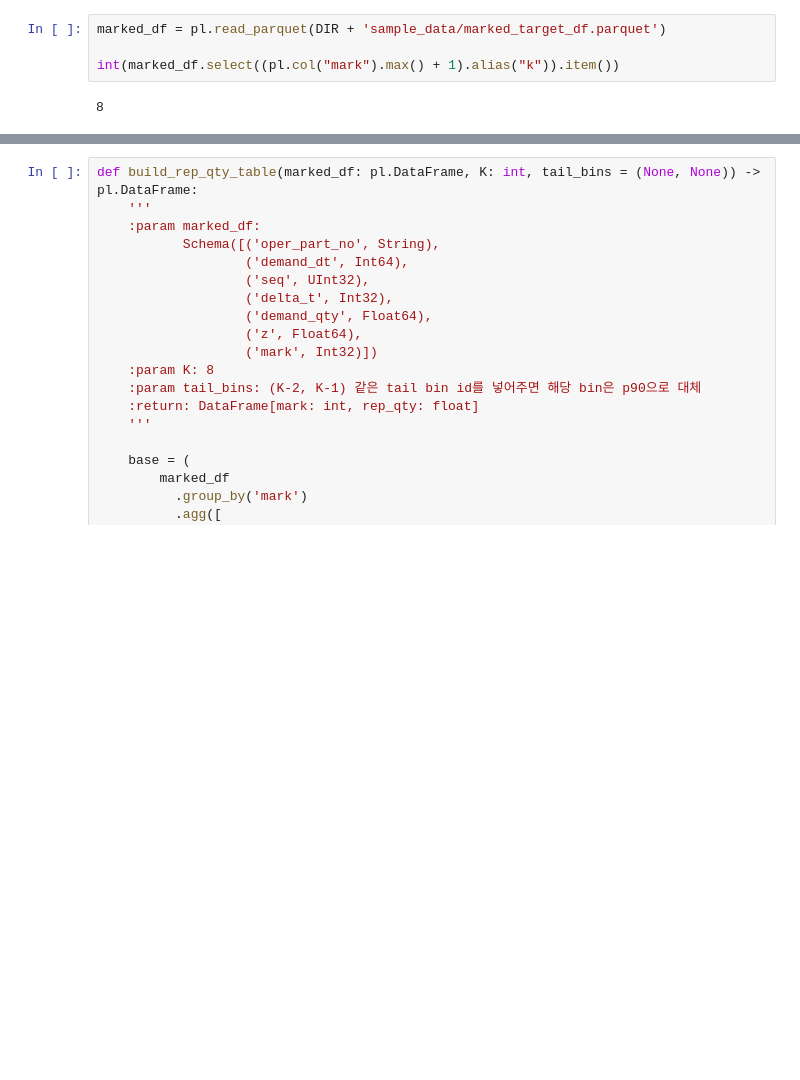
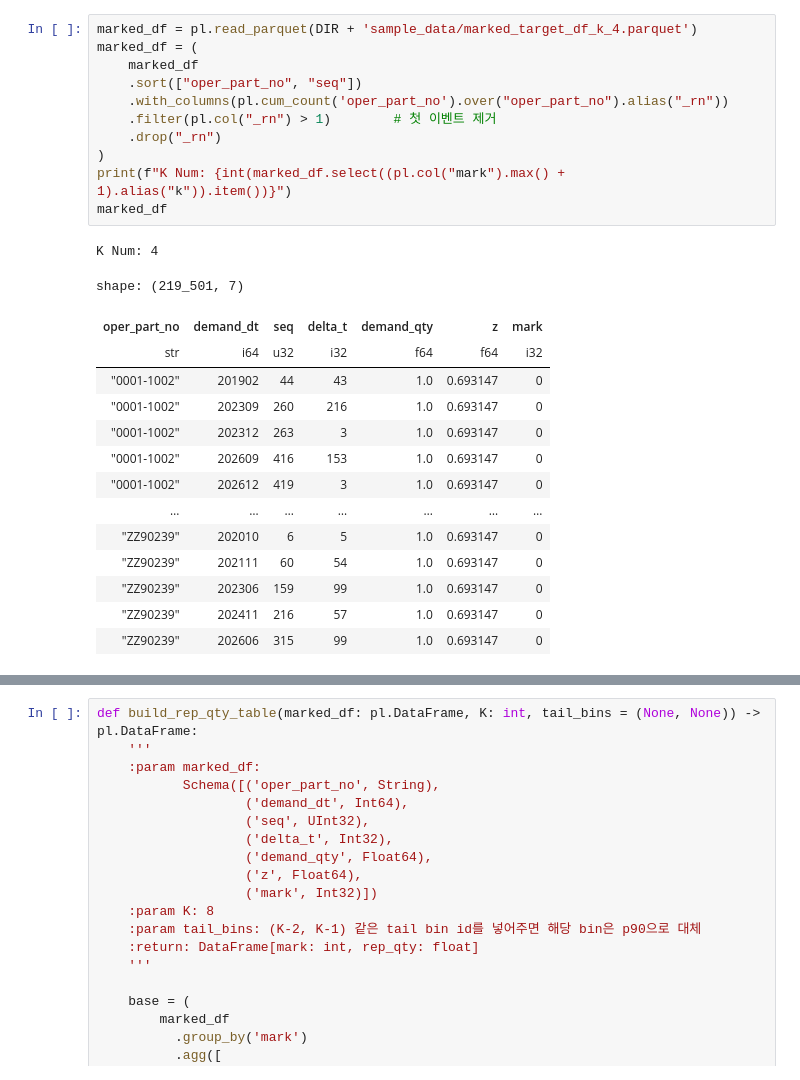
Before and after one commit to LeeKwanHyeong/paper_research, a Jupyter notebook: simple_lab_test/rmtpp_hq.ipynb, the cells around one changed output, grey strips where cells are left out. Cells and saved outputs as stored; diff of their text form; blank space fills up the shorter version.

```diff
--- a/simple_lab_test/rmtpp_hq.ipynb
+++ b/simple_lab_test/rmtpp_hq.ipynb
@@ -22,6 +29,27 @@ else:
 # %%
-marked_df = pl.read_parquet(DIR + 'sample_data/marked_target_df.parquet')
-
-int(marked_df.select((pl.col("mark").max() + 1).alias("k")).item())
+marked_df = pl.read_parquet(DIR + 'sample_data/marked_target_df_k_4.parquet')
+marked_df = (
+    marked_df
+    .sort(["oper_part_no", "seq"])
+    .with_columns(pl.cum_count('oper_part_no').over("oper_part_no").alias("_rn"))
+    .filter(pl.col("_rn") > 1)        # 첫 이벤트 제거
+    .drop("_rn")
+)
+print(f"K Num: {int(marked_df.select((pl.col("mark").max() + 1).alias("k")).item())}")
+marked_df
 # %% [output]
-8
+K Num: 4
+shape: (219_501, 7)
+| oper_part_no | demand_dt | seq | delta_t | demand_qty | z | mark |
+| str | i64 | u32 | i32 | f64 | f64 | i32 |
+| "0001-1002" | 201902 | 44 | 43 | 1.0 | 0.693147 | 0 |
+| "0001-1002" | 202309 | 260 | 216 | 1.0 | 0.693147 | 0 |
+| "0001-1002" | 202312 | 263 | 3 | 1.0 | 0.693147 | 0 |
+| "0001-1002" | 202609 | 416 | 153 | 1.0 | 0.693147 | 0 |
+| "0001-1002" | 202612 | 419 | 3 | 1.0 | 0.693147 | 0 |
+| … | … | … | … | … | … | … |
+| "ZZ90239" | 202010 | 6 | 5 | 1.0 | 0.693147 | 0 |
+| "ZZ90239" | 202111 | 60 | 54 | 1.0 | 0.693147 | 0 |
+| "ZZ90239" | 202306 | 159 | 99 | 1.0 | 0.693147 | 0 |
+| "ZZ90239" | 202411 | 216 | 57 | 1.0 | 0.693147 | 0 |
+| "ZZ90239" | 202606 | 315 | 99 | 1.0 | 0.693147 | 0 |
```
Also changed, not shown: parts of 9 cells of this notebook, 6 other files.
